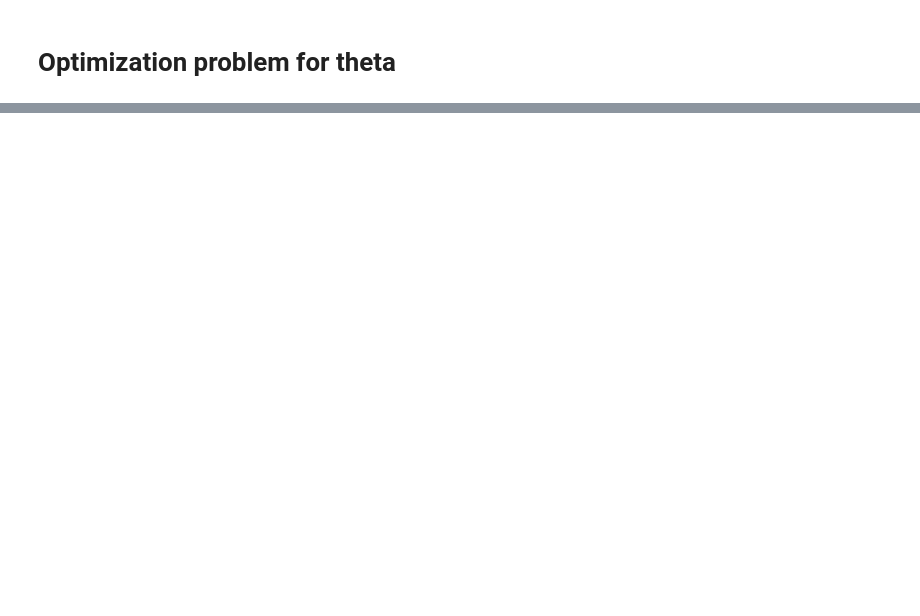
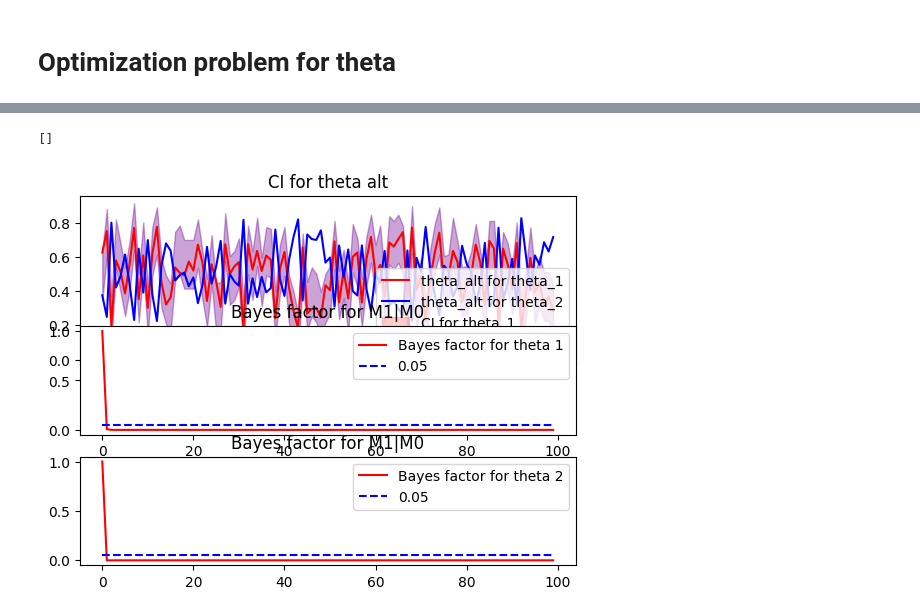
Before and after one commit to madanmohan-venkatesan/notebooks, a Jupyter notebook: 2011_03567.ipynb, the cells around one changed output, grey strips where cells are left out. Cells and saved outputs as stored; diff of their text form; code cells hidden in the pictures; blank space fills up the shorter version.

```diff
--- a/2011_03567.ipynb
+++ b/2011_03567.ipynb
@@ -134,7 +139,0 @@ u=0.05
-# %%
-def constraint_1(theta,):
-  return c+np.log(u)-np.sum(np.sum(vectors_alt_arr[-1],axis=0)*np.log(theta))
-def constraint_2(theta):
-  return np.sum(theta)-1
-def objective(theta):
-  return -theta
@@ -144,7 +140,5 @@ constraints=({'type':'ineq','fun':constraint_1},
 # %%
-from scipy.optimize import minimize
-
-def objective(theta, i):
+def objective(theta, i,maximize=True):
     """
     Objective function to maximize theta_i.
 
@@ -155,7 +149,10 @@ def objective(theta, i):
     Returns:
     - float: Negative of theta[i] to convert minimization to maximization.
     """
-    return -theta[i]
+    if maximize:
+        return -theta[i]
+    else:
+      return theta[i]
 
 def constraint_sum(theta):
     """
@@ -205,7 +202,7 @@ i = 0  # Change this to select a different element of theta
 bounds = [(0, 1) for _ in range(len(Sn))]
 
 # Solve the optimization problem
-result = minimize(objective, initial_theta, args=(i,), bounds=bounds, constraints=constraints, method='SLSQP')
+result = minimize(objective, initial_theta, args=(i,True), bounds=bounds, constraints=constraints, method='SLSQP')
 
 # Display the result
 if result.success:
@@ -297,0 +437,41 @@ array([0.63899674, 0.36100326])
+# %%
+plt.subplot(2,1,1)
+plt.title("CI for theta alt")
+plt.plot(range(len(theta_alt_arr)),np.array(theta_alt_arr)[:,0],color='r',label="theta_alt for theta_1")
+plt.plot(range(len(theta_alt_arr)),np.array(theta_alt_arr)[:,1],color='b',label="theta_alt for theta_2")
+
+plt.fill_between(range(len(theta_alt_arr)),
+                 np.array(theta_alt_0min_arr),
+                 np.array(theta_alt_0max_arr), color='r',
+                 alpha=0.2, label="CI for theta_1")  # alpha controls transparency
+
+
+plt.fill_between(range(len(theta_alt_arr)),
+                 np.array(theta_alt_1min_arr),
+                 np.array(theta_alt_1max_arr), color='b',
+                 alpha=0.2, label="CI for theta_2")  # alpha controls transparency
+
+
+# plt.plot(range(len(theta_alt_arr)),np.array(theta_alt_min_arr)[:,0],label="theta_alt min for theta_1")
+# plt.plot(range(len(theta_alt_arr)),np.array(theta_alt_max_arr)[:,0],label="theta_alt max for theta_1")
+# plt.plot(range(len(theta_alt_arr)),np.array(theta_alt_min_arr)[:,1],label="theta_alt min for theta_2")
+# plt.plot(range(len(theta_alt_arr)),np.array(theta_alt_max_arr)[:,1],label="theta_alt max for theta_2")
+
+plt.legend()
+plt.subplot(3,1,2)
+plt.title("Bayes factor for M1|M0")
+plt.plot(range(len(theta_alt_arr)),np.array(on_theta_hist_arr)[:,0],color='r',label="Bayes factor for theta 1")
+plt.plot(range(len(theta_alt_arr)),[0.05]*len(theta_alt_arr),'--',color='b',label="0.05")
+plt.legend()
+plt.plot()
+
+
+plt.subplot(3,1,3)
+plt.title("Bayes factor for M1|M0")
+plt.plot(range(len(theta_alt_arr)),np.array(on_theta_hist_arr)[:,1],color='r',label="Bayes factor for theta 2")
+plt.plot(range(len(theta_alt_arr)),[0.05]*len(theta_alt_arr),'--',color='b',label="0.05")
+plt.legend()
+plt.plot()
+# %% [output]
+[]
+[figure, added]
```
Also changed, not shown: parts of 17 cells of this notebook.
